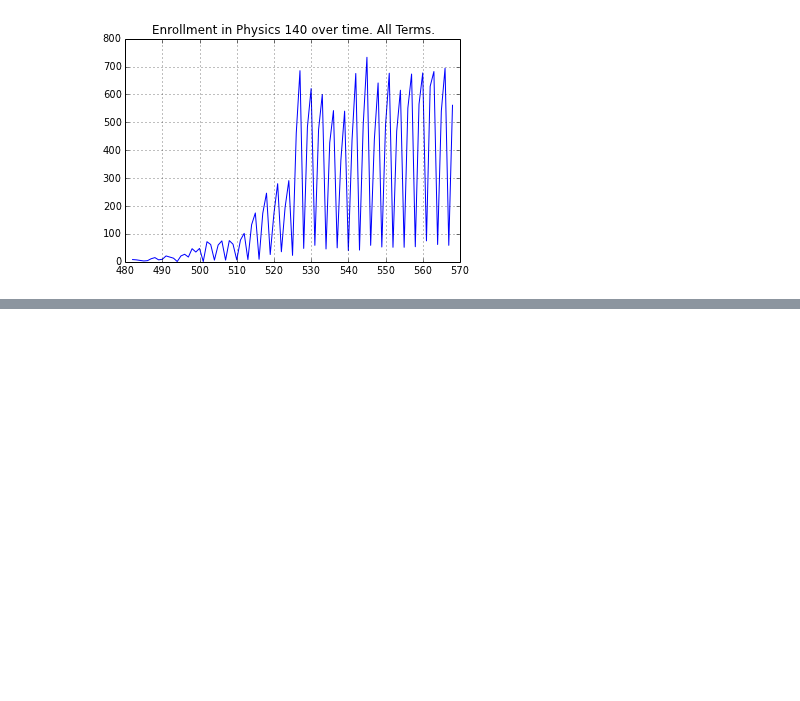
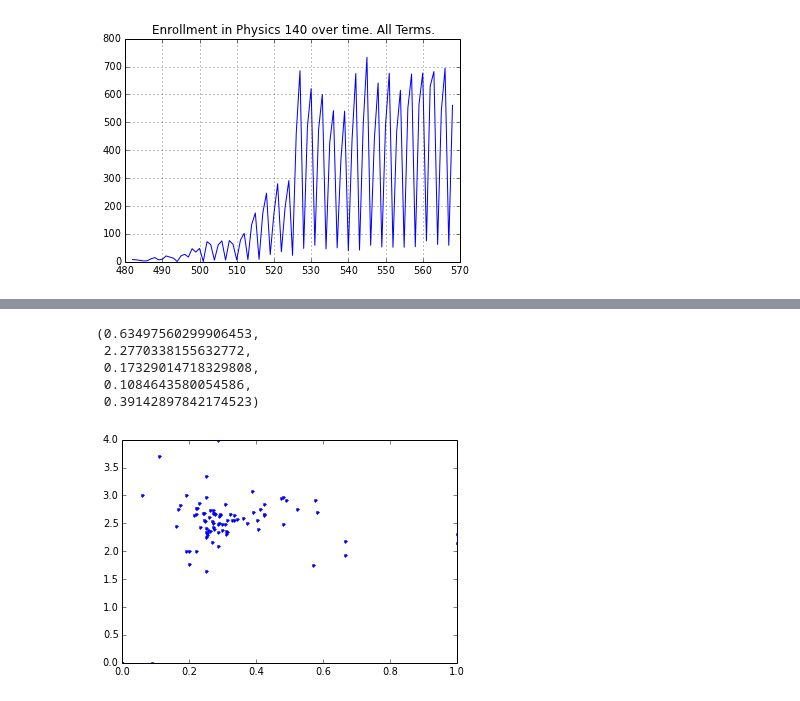
Before and after one commit to mkowshik/scaling-tribble, a Jupyter notebook: REBUILD DATA scripts/Physics/Physics 140.ipynb, the cells around one changed output, grey strips where cells are left out. Saved outputs shown, nothing was run; the diff lists cells and outputs as text; code cells hidden in the pictures; blank space fills up the shorter version.

```diff
--- a/REBUILD DATA scripts/Physics/Physics 140.ipynb
+++ b/REBUILD DATA scripts/Physics/Physics 140.ipynb
@@ -30,0 +152,17 @@ Class['total_students'].plot(title = "Enrollment in Physics 140 over time. All T
+# %%
+##Percentage of women in class vs. performance
+
+x = gender['female']
+y = gfemale.fillna(0)
+
+plt.plot(x,y,'.')
+
+from scipy import stats
+stats.linregress(x,y)
+# %% [output]
+(0.63497560299906453,
+ 2.2770338155632772,
+ 0.17329014718329808,
+ 0.1084643580054586,
+ 0.39142897842174523)
+[figure, added]
```
Also changed, not shown: parts of 16 cells of this notebook.
